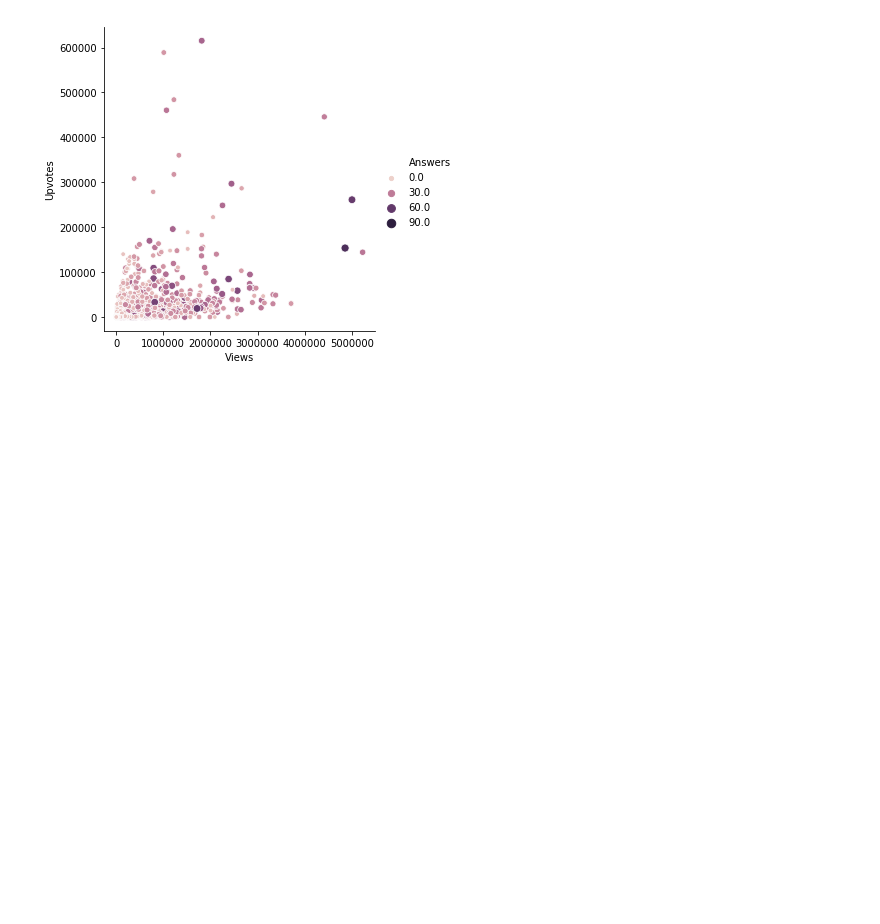
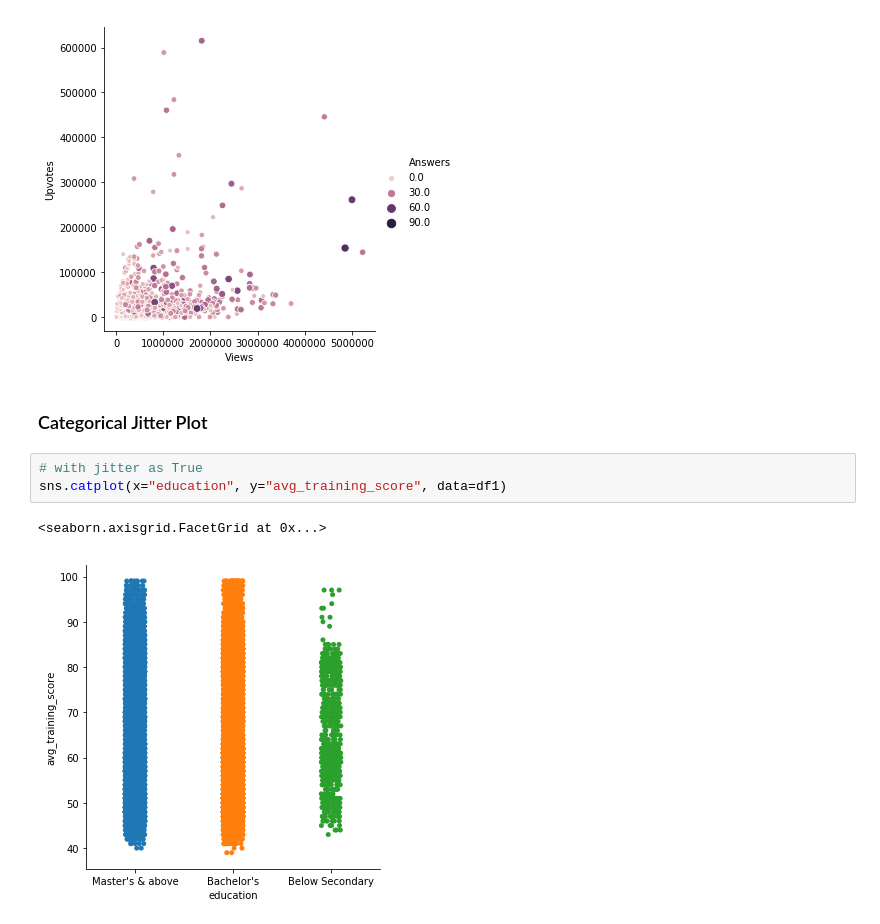
Before and after one commit to hanhanwu/Basic_But_Useful, a Jupyter notebook: visualization_seaborn.ipynb, the cells around one changed output. Saved outputs shown, nothing was run; the diff lists cells and outputs as text; blank space fills up the shorter version.

```diff
--- a/visualization_seaborn.ipynb
+++ b/visualization_seaborn.ipynb
@@ -82,3 +82,11 @@ sns.relplot(x="Views", y="Upvotes", hue="Answers", size="Answers", data = df2)
 # %% [output]
 <seaborn.axisgrid.FacetGrid at 0x...>
 [figure]
+# %% [markdown]
+### Categorical Jitter Plot
+# %%
+# with jitter as True
+sns.catplot(x="education", y="avg_training_score", data=df1)
+# %% [output]
+<seaborn.axisgrid.FacetGrid at 0x...>
+[figure, added]
```
Also changed, not shown: parts of 6 cells of this notebook.
